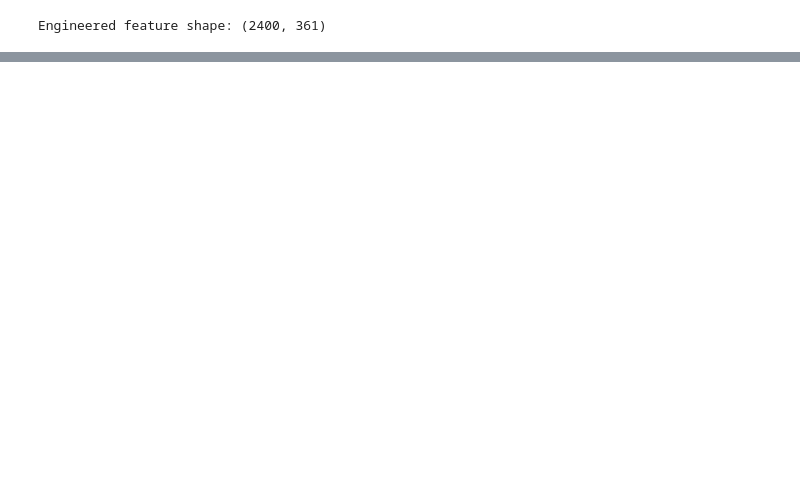
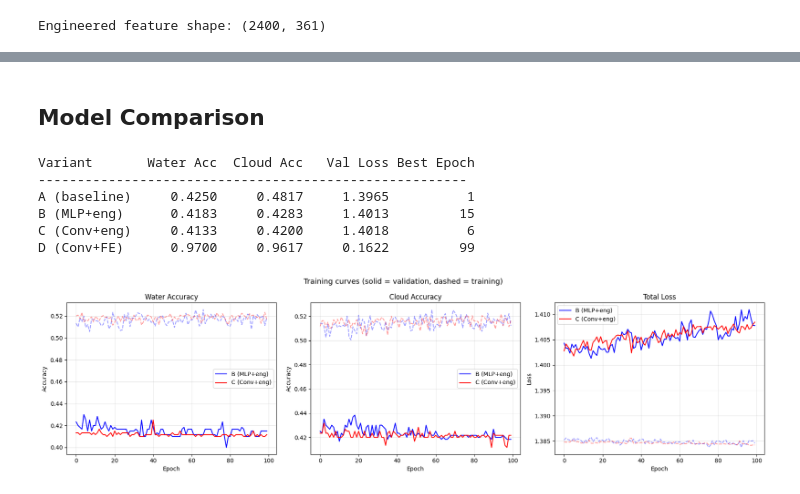
Before and after one commit to Loicmasioni/Deeplearningassignment, a Jupyter notebook: Deep_learning_group_project_26.ipynb, the cells around one changed output, grey strips where cells are left out. Cells and saved outputs as stored; diff of their text form; code cells hidden in the pictures; blank space fills up the shorter version.

```diff
--- a/Deep_learning_group_project_26.ipynb
+++ b/Deep_learning_group_project_26.ipynb
@@ -362,17 +452,17 @@ Model: "functional_6"
  Trainable params: 28,946 (113.07 KB)
  Non-trainable params: 256 (1.00 KB)
 # %%
-model.compile(
+model_vB.compile(
     optimizer='adam',
     loss='binary_crossentropy',
     metrics={"water_output": "accuracy", "cloud_output": "accuracy"}
 )
 
-history = model.fit(
-    x={"spectra_input": X_spectra_train_scaled, "aux_input": X_aux_train_scaled.values},
+history_vB = model_vB.fit(
+    x={"spectra_input": X_spectra_train_scaled, "aux_input": X_aux_train_scaled},
     y=y_train_list,
-    validation_data=({"spectra_input": X_spectra_val_scaled, "aux_input": X_aux_val_scaled.values}, y_val_list),
-    epochs=50,
+    validation_data=({"spectra_input": X_spectra_val_scaled, "aux_input": X_aux_val_scaled}, y_val_list),
+    epochs=100,
     batch_size=32
 )
 # %% [output]
@@ -442,17 +546,17 @@ Model: "functional_9"
  Trainable params: 27,602 (107.82 KB)
  Non-trainable params: 0 (0.00 B)
 # %%
-model_rnn.compile(
+model_vC.compile(
     optimizer='adam',
     loss='binary_crossentropy',
     metrics={"water_output": "accuracy", "cloud_output": "accuracy"}
 )
 
-history = model_rnn.fit(
-    x={"spectra_input": X_spectra_train_scaled, "aux_input": X_aux_train_scaled.values},
+history_vC = model_VC.fit(
+    x={"spectra_input": X_spectra_train_scaled, "aux_input": X_aux_train_scaled},
     y=y_train_list,
-    validation_data=({"spectra_input": X_spectra_val_scaled, "aux_input": X_aux_val_scaled.values}, y_val_list),
-    epochs=50,
+    validation_data=({"spectra_input": X_spectra_val_scaled, "aux_input": X_aux_val_scaled}, y_val_list),
+    epochs=100,
     batch_size=32
 )
 # %% [output]
@@ -603,0 +711,57 @@ The previous attempts (Conv1D and LSTM) failed because they assumed the signals
+# %% [markdown]
+## Model Comparison
+# %%
+def get_best_accs(history):
+    h = history.history
+    # Find epoch with best val_loss
+    best_epoch = np.argmin(h['val_loss'])
+    return {
+        'water_acc': h['val_water_output_accuracy'][best_epoch],
+        'cloud_acc': h['val_cloud_output_accuracy'][best_epoch],
+        'val_loss': h['val_loss'][best_epoch],
+        'epoch': best_epoch + 1
+    }
+
+res_a = get_best_accs(history_vA)
+res_b = get_best_accs(history_vB)
+res_c = get_best_accs(history_vC)
+res_d = get_best_accs(history_vD)
+
+print(f"{'Variant':<12} {'Water Acc':>10} {'Cloud Acc':>10} {'Val Loss':>10} {'Best Epoch':>10}")
+print("-" * 55)
+for name, res in [('A (baseline)', res_a), ('B (MLP+eng)', res_b), ('C (Conv+eng)', res_c), ('D (Conv+FE)', res_d)]:
+    print(f"{name:<12} {res['water_acc']:>10.4f} {res['cloud_acc']:>10.4f} "
+          f"{res['val_loss']:>10.4f} {res['epoch']:>10d}")
+# %% [output]
+Variant       Water Acc  Cloud Acc   Val Loss Best Epoch
+-------------------------------------------------------
+A (baseline)     0.4250     0.4817     1.3965          1
+B (MLP+eng)      0.4183     0.4283     1.4013         15
+C (Conv+eng)     0.4133     0.4200     1.4018          6
+D (Conv+FE)      0.9700     0.9617     0.1622         99
+# %%
+# Plot training curves for Variants B and C
+import matplotlib.pyplot as plt
+fig, axes = plt.subplots(1, 3, figsize=(18, 5))
+
+for label, hist, color in [('B (MLP+eng)', history_vB, 'blue'), ('C (Conv+eng)', history_vC, 'red')]:
+    h = hist.history
+    axes[0].plot(h['val_water_output_accuracy'], label=f'{label}', color=color)
+    axes[0].plot(h['water_output_accuracy'], '--', color=color, alpha=0.4)
+    axes[1].plot(h['val_cloud_output_accuracy'], label=f'{label}', color=color)
+    axes[1].plot(h['cloud_output_accuracy'], '--', color=color, alpha=0.4)
+    axes[2].plot(h['val_loss'], label=f'{label}', color=color)
+    axes[2].plot(h['loss'], '--', color=color, alpha=0.4)
+
+axes[0].set_title('Water Accuracy'); axes[0].set_ylabel('Accuracy')
+axes[1].set_title('Cloud Accuracy'); axes[1].set_ylabel('Accuracy')
+axes[2].set_title('Total Loss'); axes[2].set_ylabel('Loss')
+for ax in axes:
+    ax.set_xlabel('Epoch')
+    ax.legend()
+    ax.grid(True, alpha=0.3)
+plt.suptitle('Training curves (solid = validation, dashed = training)', fontsize=13)
+plt.tight_layout()
+plt.show()
+# %% [output]
+[figure, added]
```
Also changed, not shown: parts of 22 cells of this notebook.
